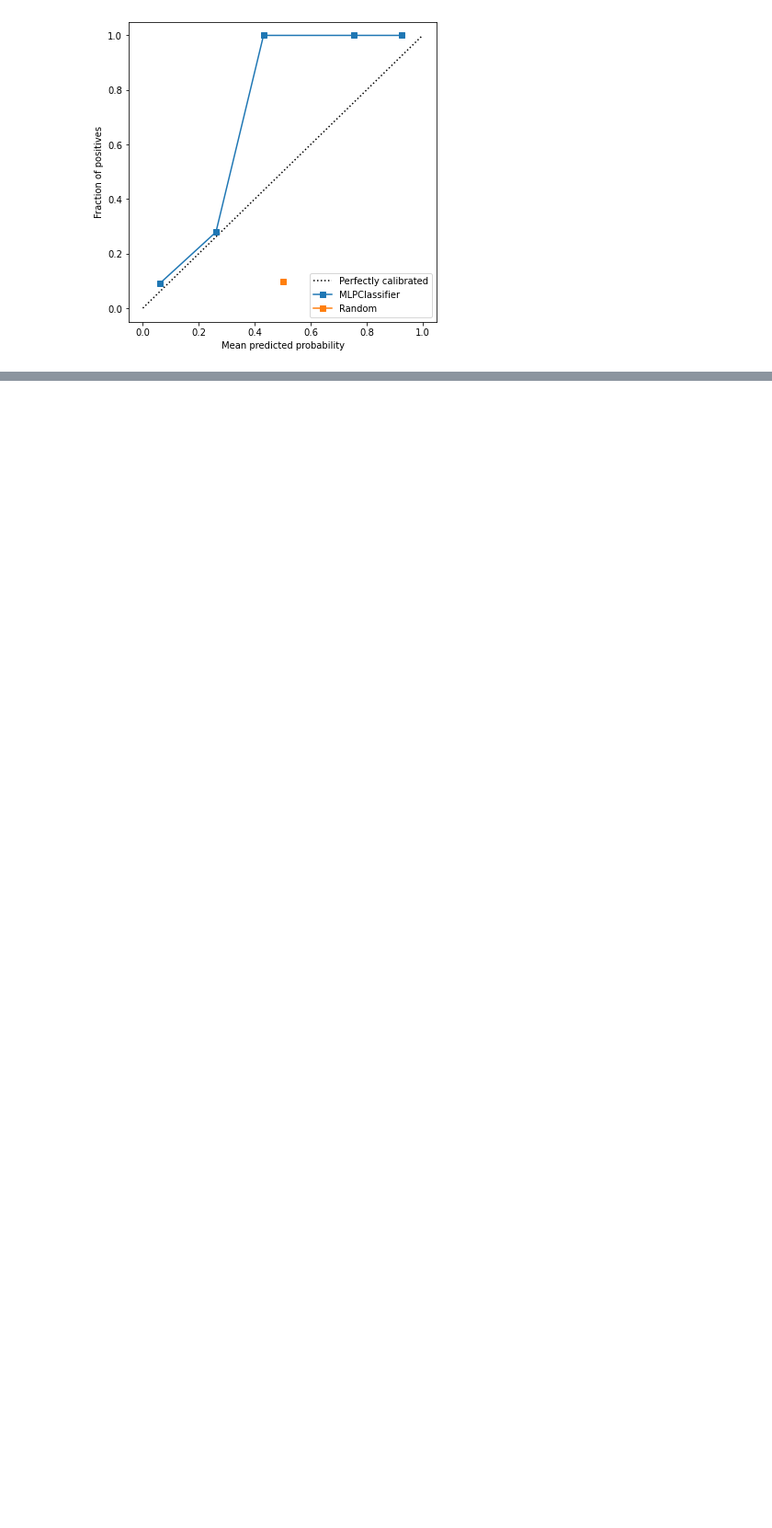
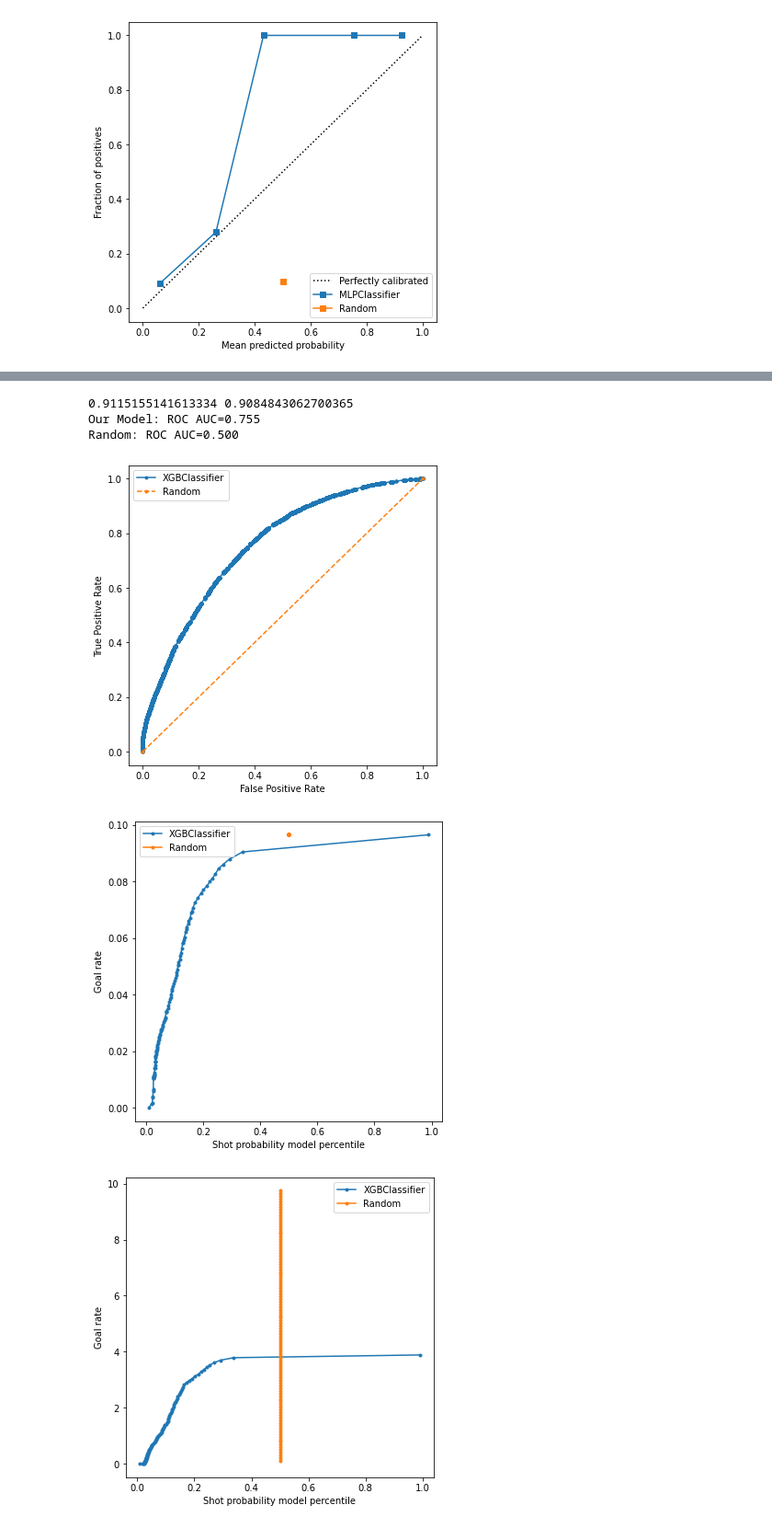
Before and after one commit to sorinmuchi/IFT6758, a Jupyter notebook: notebooks/6-BestModels.ipynb, the cells around one changed output, grey strips where cells are left out. Shown at 92% size. Drawn from its saved outputs; the diff is of its cells as text; code cells hidden in the pictures; blank space fills up the shorter version.

```diff
--- a/notebooks/6-BestModels.ipynb
+++ b/notebooks/6-BestModels.ipynb
@@ -35,6 +35,7 @@ exp = comet_ml.Experiment(
     project_name='ift6758',
     workspace='meriembchaaben',
 )
+exp.set_name('Question6/YourBestShot')
 # %% [output]
 COMET WARNING: As you are running in a Jupyter environment, you will need to call `experiment.end()` when finished to ensure all metrics and code are logged before exiting.
 COMET INFO: Experiment is live on comet.ml https://www.comet.ml/meriembchaaben/ift6758/40f60ec8dff54d7d86391cd703161bd0
@@ -196,8 +197,15 @@ def create_pipeline(params):
     feature_selection=params.get('feature_selection', None)
     n_features_to_select=params.get('n_features_to_select', 3)
     classifier=params.get('classifier', 'GaussianNB')
+
+    # MLPClassifier
     hidden_layer_sizes=params.get('hidden_layer_sizes', (100,))
-    early_stopping = True
+    early_stopping = params.get('early_stopping', True)
+
+    # XGBoostClassifier
+    max_depth = params.get('max_depth', 3)
+    n_estimators = params.get('n_estimators', 3)
+    use_label_encoder=params.get('use_label_encoder', False)
 
     encoder_map = {
         'OrdinalEncoder': OrdinalEncoder(handle_unknown='use_encoded_value', unknown_value=-1),
@@ -207,13 +215,18 @@ def create_pipeline(params):
     feature_selection_map = {
         'SelectFromModel_LinearSVC': SelectFromModel(LinearSVC(C=0.1, penalty="l1", dual=False)),
         'RFE_GaussianNB': RFE(GaussianNB(), n_features_to_select=n_features_to_select, step=1),
-        'RFE_RandomForestClassifier': RFE(RandomForestClassifier(max_depth=3,n_estimators=20), n_features_to_select=n_features_to_select, step=1),
+        'RFE_RandomForestClassifier': RFE(RandomForestClassifier(max_depth=max_depth,n_estimators=n_estimators), n_features_to_select=n_features_to_select, step=1),
+        'RFE_XGBClassifier': RFE(XGBClassifier(max_depth=max_depth,n_estimators=n_estimators), n_features_to_select=n_features_to_select, step=1),
     }
 
     classifier_map = {
         'GaussianNB': GaussianNB(),
-        'RandomForestClassifier': RandomForestClassifier(max_depth=3,n_estimators=20),
-        'XGBClassifier': XGBClassifier(max_depth=3,n_estimators=20),
+        'RandomForestClassifier': RandomForestClassifier(max_depth=max_depth,n_estimators=n_estimators),
+        'XGBClassifier': XGBClassifier(
+            max_depth=max_depth,
+            n_estimators=n_estimators,
+            use_label_encoder=use_label_encoder,
+),
         'MLPClassifier': MLPClassifier(
             hidden_layer_sizes=hidden_layer_sizes,
             early_stopping=early_stopping,
@@ -679,0 +701,18 @@ plot_metrics(pipe)
+# %%
+params = {
+    'encoder': 'OrdinalEncoder',
+    'feature_selection': 'SelectFromModel_LinearSVC',
+    'n_features_to_select': 40,
+    'classifier': 'XGBClassifier',
+    # 'hidden_layer_sizes': (400,400,400,200),
+    # 'early_stopping': True,
+}
+
+exp.log_parameters(params)
+pipe = create_pipeline(params)
+pipe.fit(X_train, y_train)
+print(pipe.score(X_train, y_train), pipe.score(X_val, y_val))
+exp.log_metric('Train Accuracy', pipe.score(X_train, y_train))
+exp.log_metric('Valid Accuracy', pipe.score(X_val, y_val))
+plot_metrics(pipe)
+# %% [output]
@@ -679,0 +720,6 @@ plot_metrics(pipe)
+0.9115155141613334 0.9084843062700365
+Our Model: ROC AUC=0.755
+Random: ROC AUC=0.500
+[figure, added]
+[figure, added]
+[figure, added]
```
Also changed, not shown: parts of 4 cells of this notebook.
